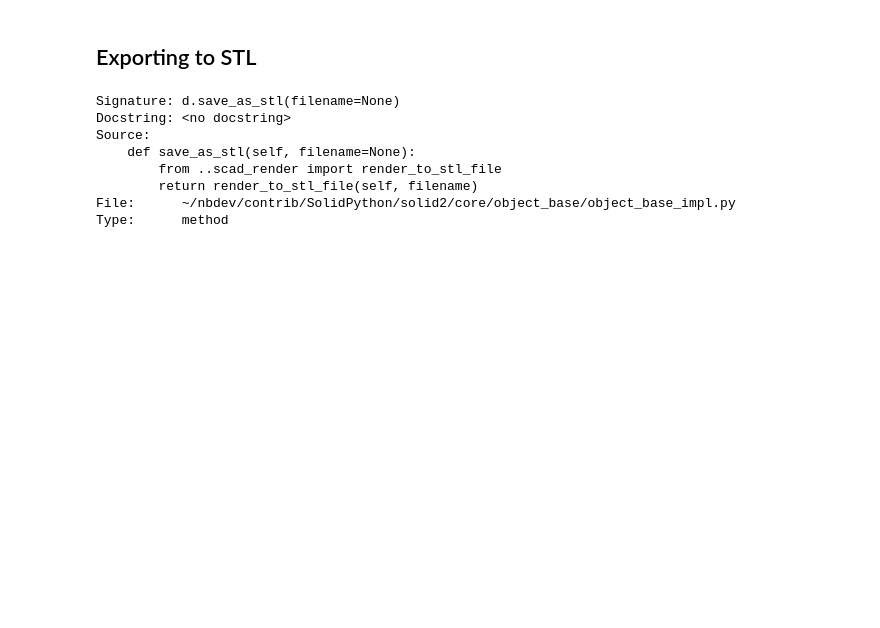
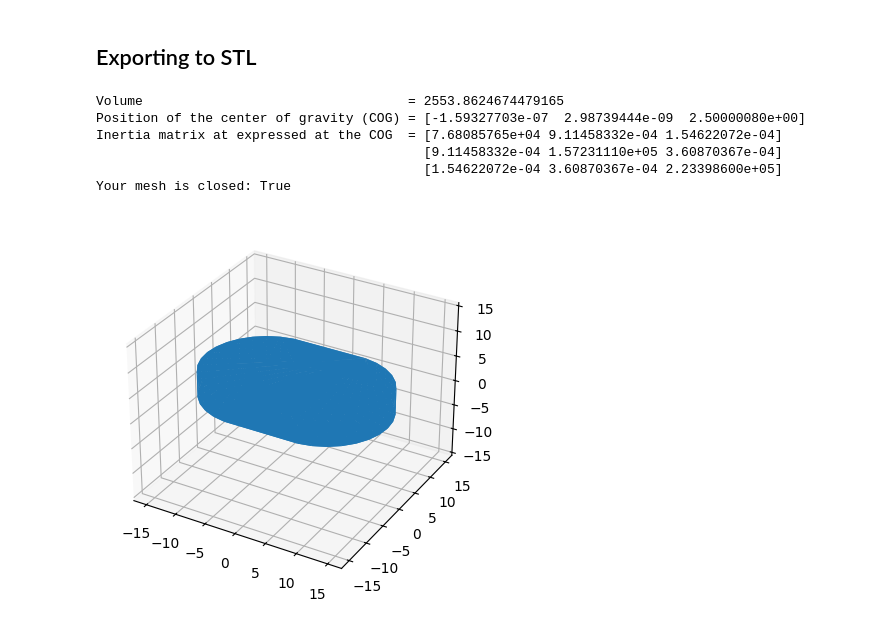
Before and after one commit to ozpau/cadlab, a Jupyter notebook: nbs/01_scad.ipynb, the cells around one changed output. Drawn from its saved outputs; the diff is of its cells as text; code cells hidden in the pictures; blank space fills up the shorter version.

Commit message:
export to stl

```diff
--- a/nbs/01_scad.ipynb
+++ b/nbs/01_scad.ipynb
@@ -78,11 +75,0 @@ import solid2
-# %%
-d.save_as_stl??
-# %% [output]
-Signature: d.save_as_stl(filename=None)
-Docstring: <no docstring>
-Source:
-    def save_as_stl(self, filename=None):
-        from ..scad_render import render_to_stl_file
-        return render_to_stl_file(self, filename)
-File:      ~/nbdev/contrib/SolidPython/solid2/core/object_base/object_base_impl.py
-Type:      method
@@ -89,3 +82,38 @@ Type:      method
+# %%
+#| export
+def export_to_stl(model):
+    stl = export_to(d, 'stl')
+    stl = mesh.Mesh.from_file("", fh=io.BytesIO(stl))
+    return stl
+# %%
+stl = export_to_stl(d)
+# %%
+volume, cog, inertia = stl.get_mass_properties()
+print("Volume                                  = {0}".format(volume))
+print("Position of the center of gravity (COG) = {0}".format(cog))
+print("Inertia matrix at expressed at the COG  = {0}".format(inertia[0,:]))
+print("                                          {0}".format(inertia[1,:]))
+print("                                          {0}".format(inertia[2,:]))
+print("Your mesh is closed: {0}".format(stl.is_closed(exact=True)))
+# %% [output]
+Volume                                  = 2553.8624674479165
+Position of the center of gravity (COG) = [-1.59327703e-07  2.98739444e-09  2.50000080e+00]
+Inertia matrix at expressed at the COG  = [7.68085765e+04 9.11458332e-04 1.54622072e-04]
+                                          [9.11458332e-04 1.57231110e+05 3.60870367e-04]
+                                          [1.54622072e-04 3.60870367e-04 2.23398600e+05]
+Your mesh is closed: True
+# %%
+figure = pyplot.figure()
+axes = figure.add_subplot(projection='3d')
+
+axes.add_collection3d(mplot3d.art3d.Poly3DCollection(stl.vectors))
+
+scale = stl.points.flatten()
+axes.auto_scale_xyz(scale, scale, scale)
+
+pyplot.show()
+# %% [output]
+[figure, added]
 # %%
 #| hide
 from nbdev.showdoc import *
```
Also changed, not shown: parts of 2 cells of this notebook, 5 other files.
